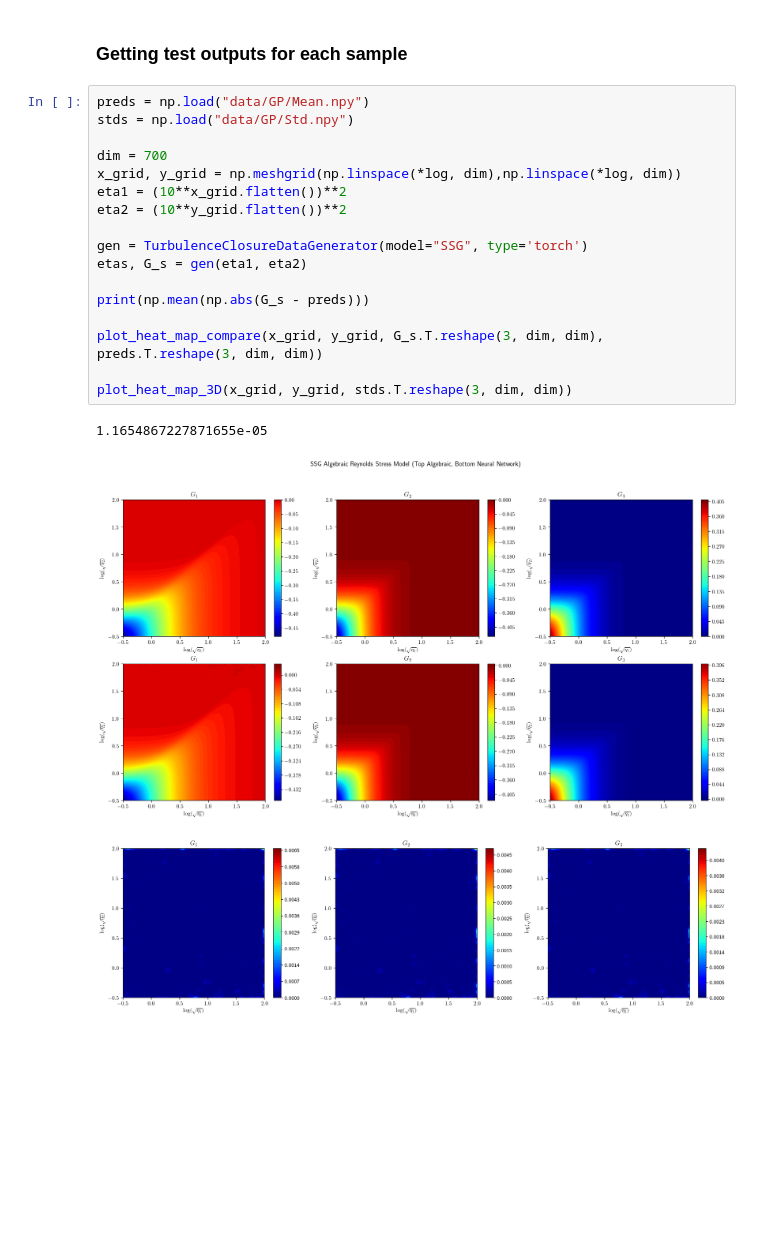
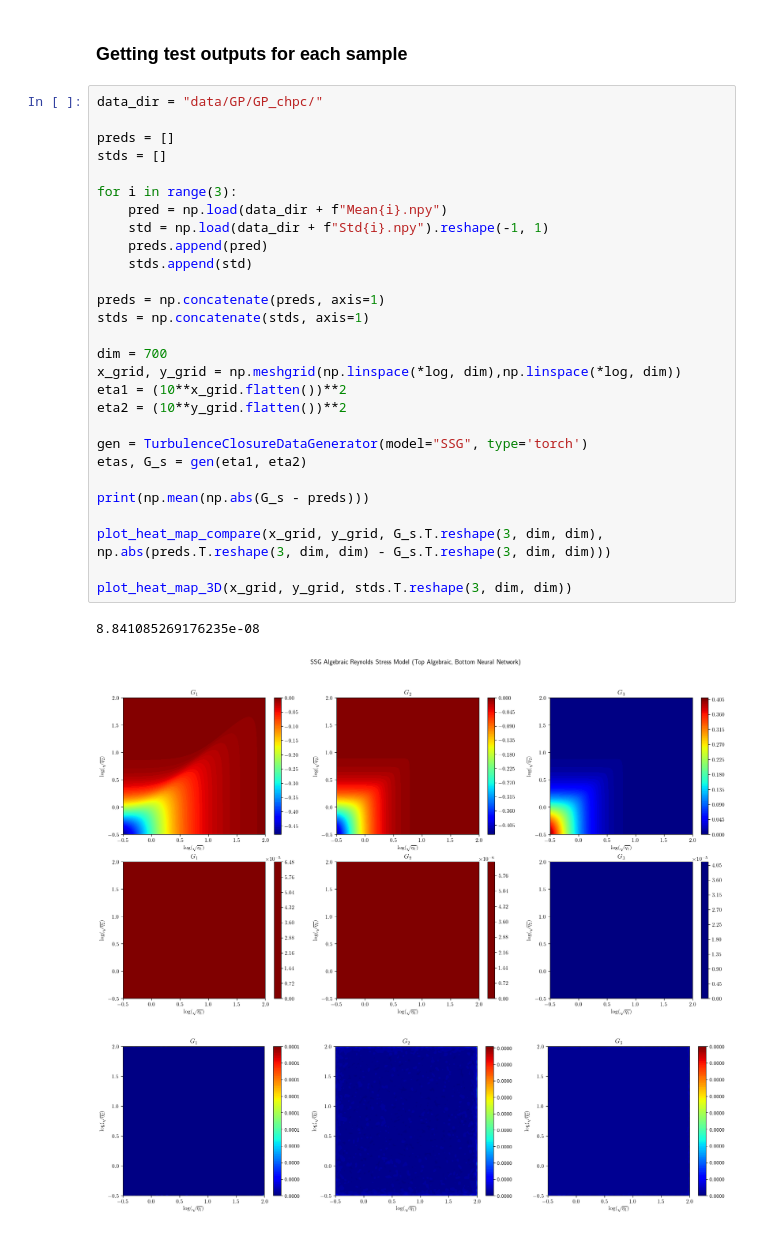
Before and after one commit to Crashprn/UncertaintyQuantification, a Jupyter notebook: GaussianProcess.ipynb, the cells around one changed output. Drawn from its saved outputs; the diff is of its cells as text; blank space fills up the shorter version.

Commit message:
CHCP data loading

```diff
--- a/GaussianProcess.ipynb
+++ b/GaussianProcess.ipynb
@@ -154,23 +154,34 @@ plot_heat_map_3D(x_grid, y_grid, pred_std.T.reshape(3, dim, dim))
 # %% [markdown]
 ### Getting test outputs for each sample
 # %%
-preds = np.load("data/GP/Mean.npy")
-stds = np.load("data/GP/Std.npy")
+data_dir = "data/GP/GP_chpc/"
+
+preds = []
+stds = []
+
+for i in range(3):
+    pred = np.load(data_dir + f"Mean{i}.npy")
+    std = np.load(data_dir + f"Std{i}.npy").reshape(-1, 1)
+    preds.append(pred)
+    stds.append(std)
+
+preds = np.concatenate(preds, axis=1)
+stds = np.concatenate(stds, axis=1)
 
 dim = 700
 x_grid, y_grid = np.meshgrid(np.linspace(*log, dim),np.linspace(*log, dim))
 eta1 = (10**x_grid.flatten())**2
 eta2 = (10**y_grid.flatten())**2
 
 gen = TurbulenceClosureDataGenerator(model="SSG", type='torch')
 etas, G_s = gen(eta1, eta2)
 
 print(np.mean(np.abs(G_s - preds)))
 
-plot_heat_map_compare(x_grid, y_grid, G_s.T.reshape(3, dim, dim), preds.T.reshape(3, dim, dim))
+plot_heat_map_compare(x_grid, y_grid, G_s.T.reshape(3, dim, dim), np.abs(preds.T.reshape(3, dim, dim) - G_s.T.reshape(3, dim, dim)))
 
 plot_heat_map_3D(x_grid, y_grid, stds.T.reshape(3, dim, dim))
 # %% [output]
-1.1654867227871655e-05
+8.841085269176235e-08
-[figure, old version]
+[figure, new version]
-[figure, old version]
+[figure, new version]
```
Also changed, not shown: parts of 1 cell of this notebook.
